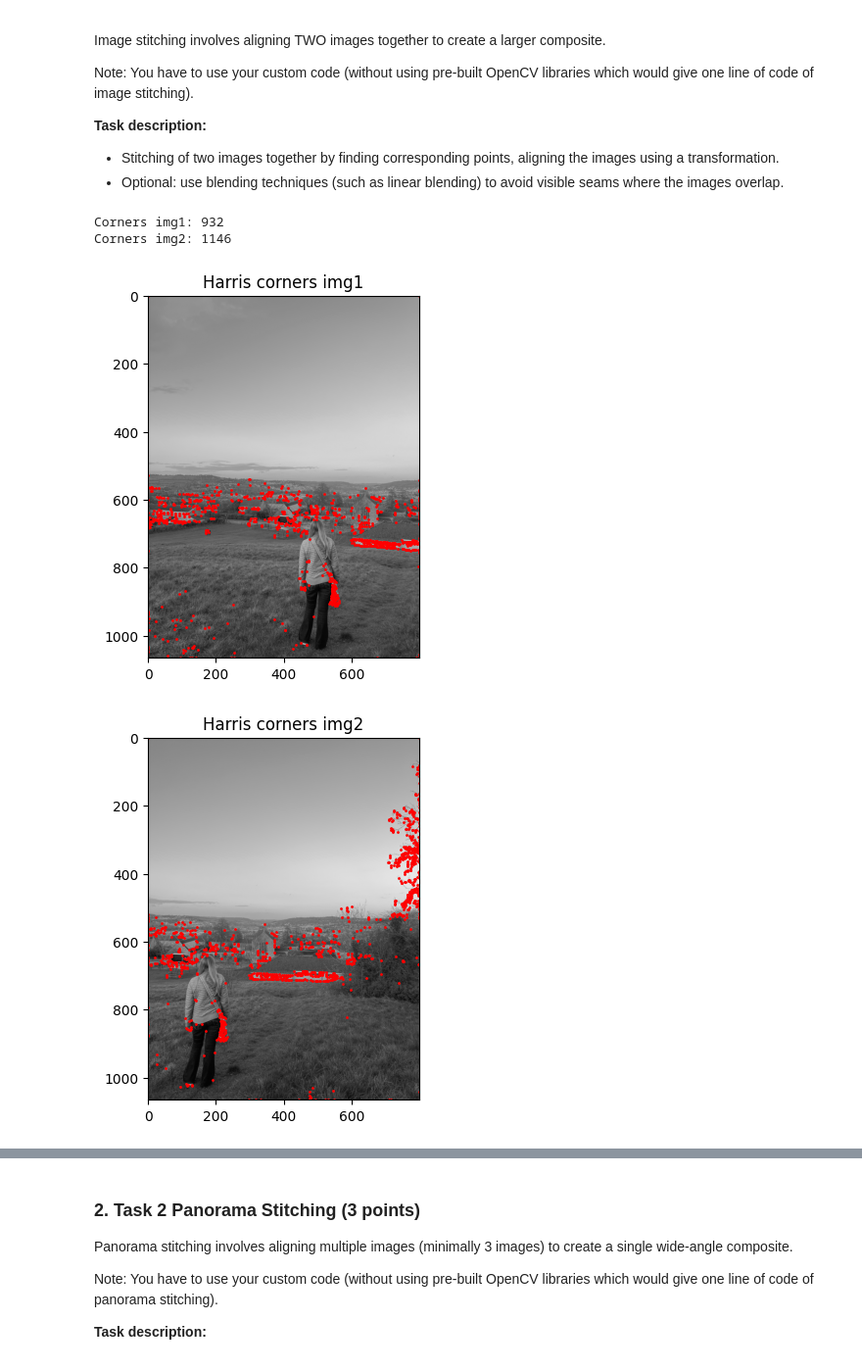
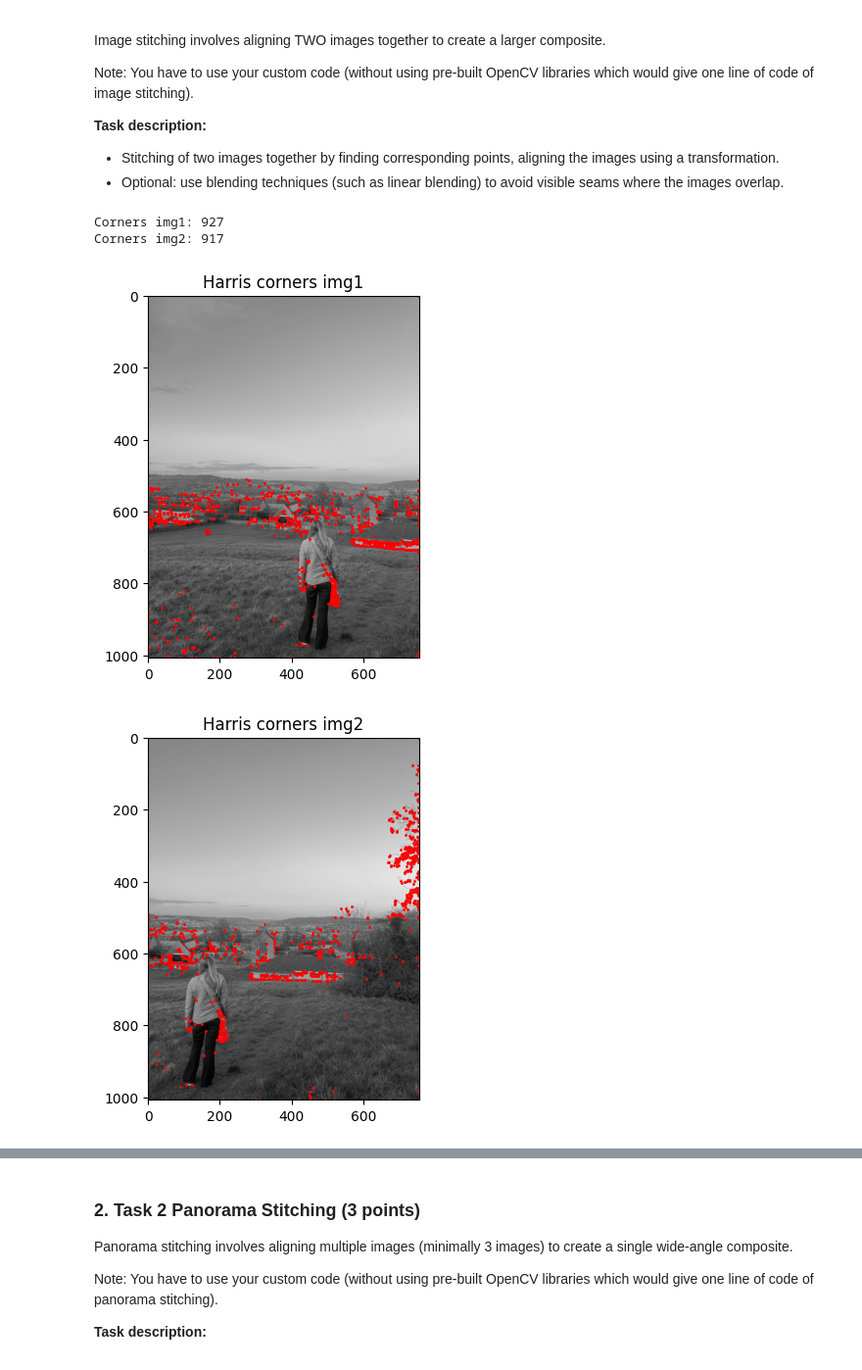
Before and after one commit to SPopham1/image-matching, a Jupyter notebook: Image_Matching_Coursework.ipynb, the cells around one changed output, grey strips where cells are left out. Shown at 98% size. Saved outputs shown, nothing was run; the diff lists cells and outputs as text; code cells hidden in the pictures.

```diff
--- a/Image_Matching_Coursework.ipynb
+++ b/Image_Matching_Coursework.ipynb
@@ -32,16 +32,17 @@ import matplotlib.pyplot as plt
 
 img1 = Image.open("images/IMG_2.jpeg").convert("L") # load img1 as greyscale
 img1 = img1.rotate(270, expand=True) # get it correct orientation
-img1 = img1.resize((800, int(800 * 4032 / 3024))) # resize for faster convolution
+img1 = img1.resize((img1.width//4, img1.height//4)) # resize for faster convolution
 grey1 = np.array(img1, dtype=np.float32) # convert to numpy array
 
 plt.imshow(grey1, cmap="gray")
 
 img2 = Image.open("images/IMG_4.jpeg").convert("L") # load img2 as greyscale
 img2 = img2.rotate(270, expand=True) # get it correct orientation
-img2 = img2.resize((800, int(800 * 4032 / 3024)))# resize
+img2 = img2.resize((img2.width//4, img2.height//4))# resize
 grey2 = np.array(img2, dtype=np.float32) # convert to numpy array
 
+# Sobel edge detection filters
 sobel_x = np.array([
 [-1,0,1],
 [-2,0,2],
@@ -69,7 +70,7 @@ def convolve(image, kernel):
 
     return result
 
-def find_harris_corners(image):
+def findHarrisCorners(image):
 
     # compute gradients
     imgx = convolve(image, sobel_x)
@@ -121,8 +122,8 @@ def find_harris_corners(image):
 
     return points
 
-points1 = find_harris_corners(grey1)
-points2 = find_harris_corners(grey2)
+points1 = findHarrisCorners(grey1)
+points2 = findHarrisCorners(grey2)
 
 print("Corners img1:", len(points1))
 print("Corners img2:", len(points2))
@@ -143,6 +144,7 @@ plt.scatter(x2, y2, s=1, c="red")
 
 plt.title("Harris corners img2")
 plt.show()
+
 
 
 # ------------- NOTES -------------
@@ -157,34 +159,34 @@ plt.show()
 # - SIFT matching (scale invariant feature transform)
 # compute image gradients in local 16x16 area at selected scale
 # create an array of orientation histograms
 
 # feature matching:
 # - define distance function that compares two descriptors
 # - test all features in I2, find the one with min distance
 
 # RANSAC algorithm:
 # - sample number of data points required to fit model
 # - compute model parameters using sampled data points
 # - score by fraction of inliers within a preset threshold of the model
 # repeat 1-3 until best model is found with high confidence
 
 # find homography:
 # compute similar features in both images
 # out of them, filter out good features
 # Make an array of;
 #   features of image 1 ==> [srcPoints],
 #   features of image 2 ==> [dstPoints]
 # Compute homography matrix using RANSAC algorithm
 
 
 # feature-based alignment:
 # - extract features
 # - compute putative matches
 # - loop:
 #       hypothesise transformation T
 #       verify transformation (search for other matches consistent with T)
 # %% [output]
-Corners img1: 932
-Corners img2: 1146
+Corners img1: 927
+Corners img2: 917
-[figure, old version]
+[figure, new version]
-[figure, old version]
+[figure, new version]
```
Also changed, not shown: parts of 1 cell of this notebook.
